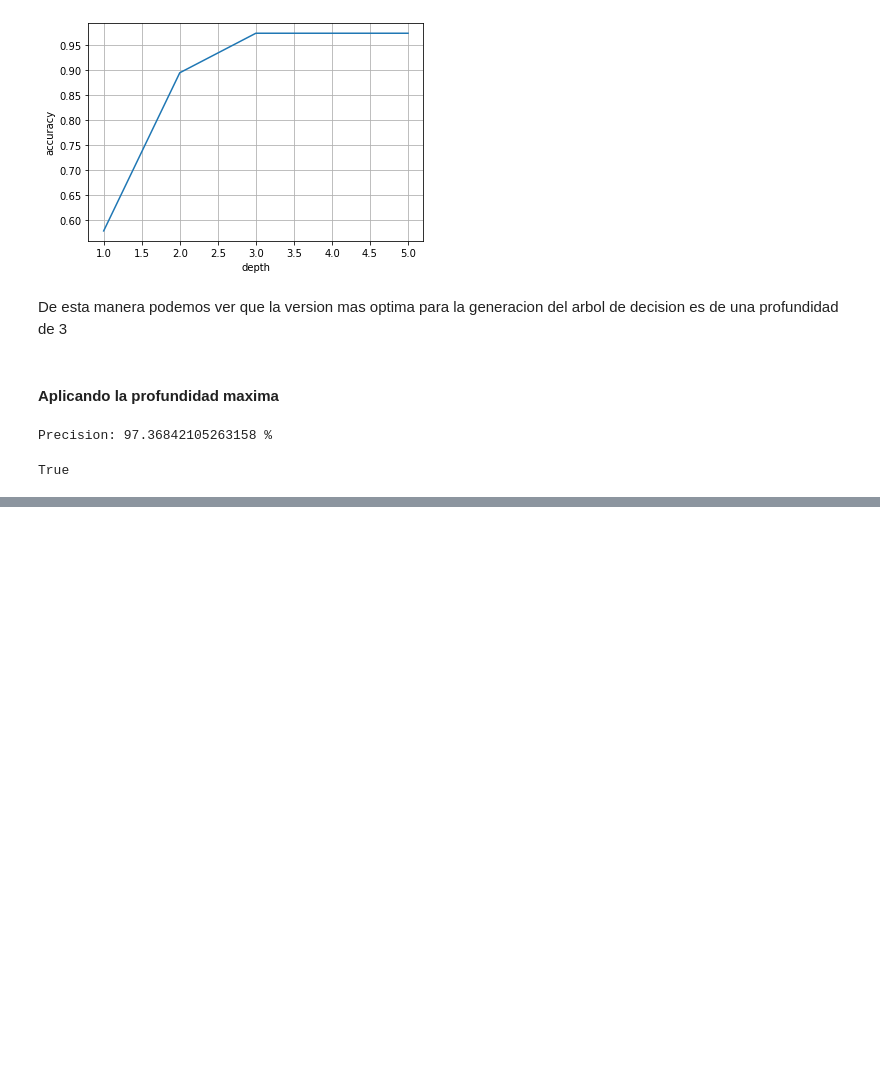
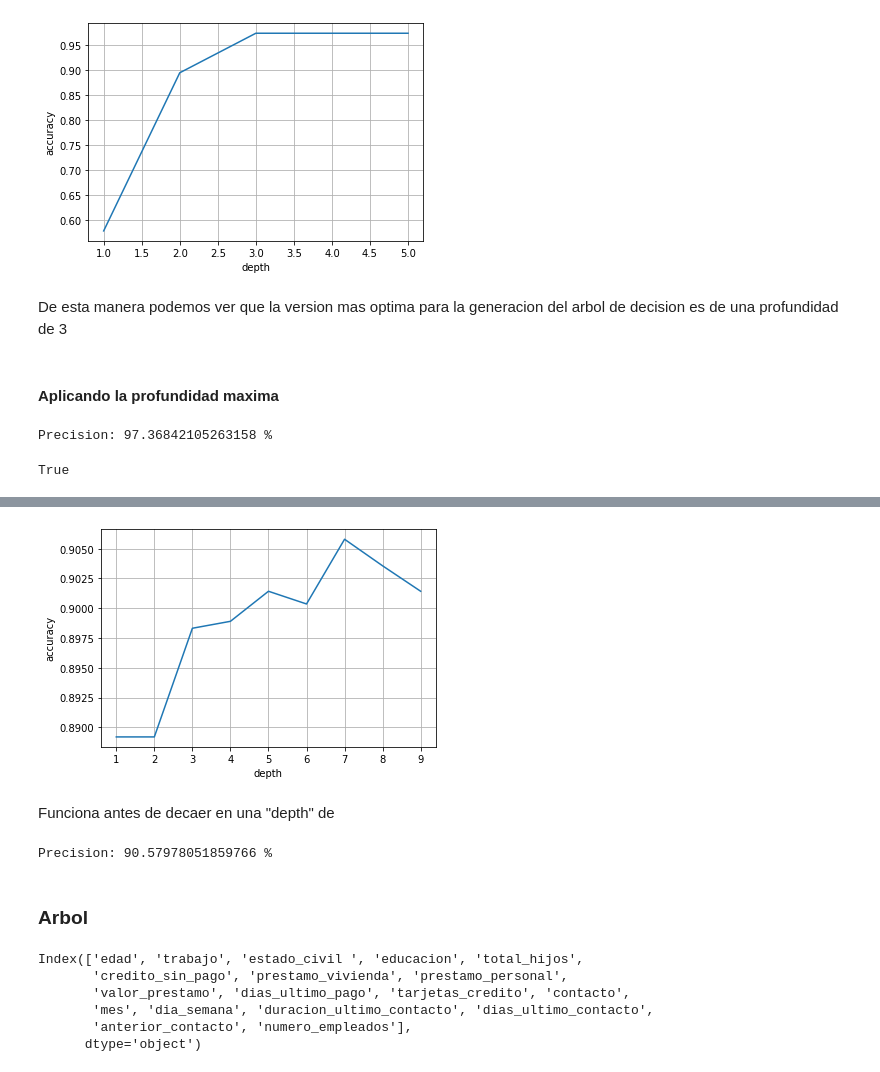
Before and after one commit to OnRuiso/Deep-Learning-, a Jupyter notebook: Codigos/P1T8 - Arboles de Decisión .ipynb, the cells around one changed output, grey strips where cells are left out. Drawn from its saved outputs; the diff is of its cells as text; code cells hidden in the pictures; blank space fills up the shorter version.

```diff
--- a/Codigos/P1T8 - Arboles de Decisión .ipynb
+++ b/Codigos/P1T8 - Arboles de Decisión .ipynb
@@ -231,0 +283,3 @@ True
+# %%
+data = pd.DataFrame()
+data = pd.read_csv("https://raw.githubusercontent.com/OnRuiso/Deep-Learning-/main/Codigos/Deep_Learnig_IA_Data/DataSets_P1T7/mercadeo_bancario_original.csv", encoding='utf-8')
@@ -231,0 +311,2 @@ True
+# %%
+le =preprocessing.LabelEncoder()
@@ -231,0 +367,48 @@ True
+# %%
+X = data.drop('si_no', axis=1)
+y = data.si_no
+
+X_train, X_test, y_train, y_test = train_test_split( X, y, random_state=0 )
+# %%
+#la profundad de un árbol la medimos con max_depth
+# creamos una lista con profundidades de 1 a 6
+max_depth_lista = list(range(1, 10))
+# creamos un listado de resultados de exactitud
+accuracy = []
+for depth in max_depth_lista:
+    arbol_clasi = DecisionTreeClassifier(max_depth = depth, random_state = 0)
+    arbol_clasi.fit(X_train, y_train)
+    score = arbol_clasi.score(X_test, y_test)
+    accuracy.append(score)
+
+# Graficamos los resultados
+
+plt.plot(max_depth_lista,accuracy)
+plt.ylabel('accuracy')
+plt.xlabel('depth')
+plt.grid(True)
+plt.show()
+# %% [output]
+[figure, added]
+# %% [markdown]
+Funciona antes de decaer en una "depth" de
+# %%
+arbol_clasi = DecisionTreeClassifier(max_depth = 7, random_state = 0)
+
+arbol_clasi.fit(X_train, y_train)
+
+accuary = arbol_clasi.score(X_test, y_test)
+print("Precision: "+str(accuary*100)+" %")
+# %% [output]
+Precision: 90.57978051859766 %
+# %% [markdown]
+### Arbol
+# %%
+X.keys()
+# %% [output]
+Index(['edad', 'trabajo', 'estado_civil ', 'educacion', 'total_hijos',
+       'credito_sin_pago', 'prestamo_vivienda', 'prestamo_personal',
+       'valor_prestamo', 'dias_ultimo_pago', 'tarjetas_credito', 'contacto',
+       'mes', 'dia_semana', 'duracion_ultimo_contacto', 'dias_ultimo_contacto',
+       'anterior_contacto', 'numero_empleados'],
+      dtype='object')
```
Also changed, not shown: parts of 11 cells of this notebook, 1 other file.
